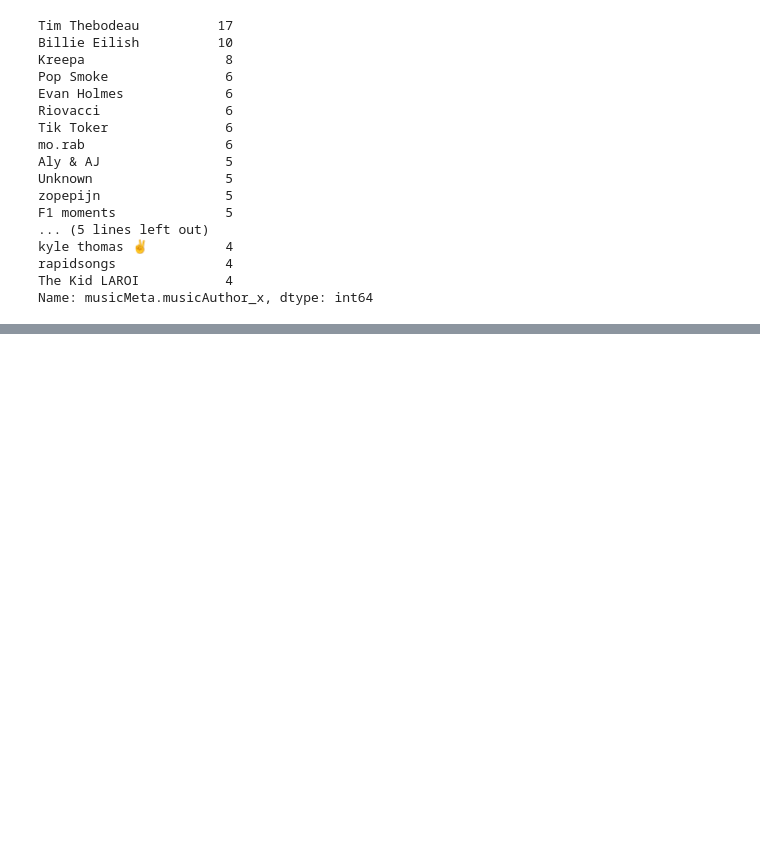
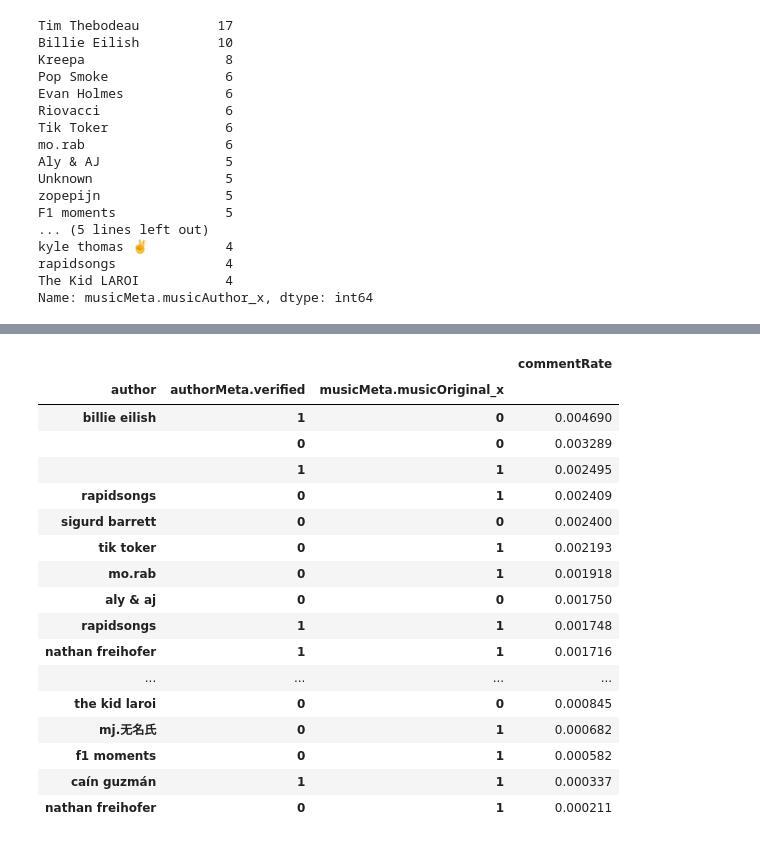
Before and after one commit to ba-group-projects/tiktok-popularity-eda, a Jupyter notebook: tobie_music.ipynb, the cells around one changed output, grey strips where cells are left out. Saved outputs shown, nothing was run; the diff lists cells and outputs as text; code cells hidden in the pictures; blank space fills up the shorter version.

```diff
--- a/tobie_music.ipynb
+++ b/tobie_music.ipynb
@@ -479,0 +640,22 @@ top_author = df_merged["musicMeta.musicAuthor_x"].value_counts().head(20)
+# %%
+music_join[["author", "authorMeta.verified", "musicMeta.musicOriginal_x", "commentRate"]].groupby(
+    ["author", "authorMeta.verified", "musicMeta.musicOriginal_x"]).mean().sort_values(by="commentRate", ascending=False)
+# %% [output]
+|  |  |  | commentRate |
+| author | authorMeta.verified | musicMeta.musicOriginal_x |  |
+| billie eilish | 1 | 0 | 0.004690 |
+|  | 0 | 0 | 0.003289 |
+|  | 1 | 1 | 0.002495 |
+| rapidsongs | 0 | 1 | 0.002409 |
+| sigurd barrett | 0 | 0 | 0.002400 |
+| tik toker | 0 | 1 | 0.002193 |
+| mo.rab | 0 | 1 | 0.001918 |
+| aly & aj | 0 | 0 | 0.001750 |
+| rapidsongs | 1 | 1 | 0.001748 |
+| nathan freihofer | 1 | 1 | 0.001716 |
+| ... | ... | ... | ... |
+| the kid laroi | 0 | 0 | 0.000845 |
+| mj.无名氏 | 0 | 1 | 0.000682 |
+| f1 moments | 0 | 1 | 0.000582 |
+| caín guzmán | 1 | 1 | 0.000337 |
+| nathan freihofer | 0 | 1 | 0.000211 |
```
Also changed, not shown: parts of 30 cells of this notebook, 3 other files.
